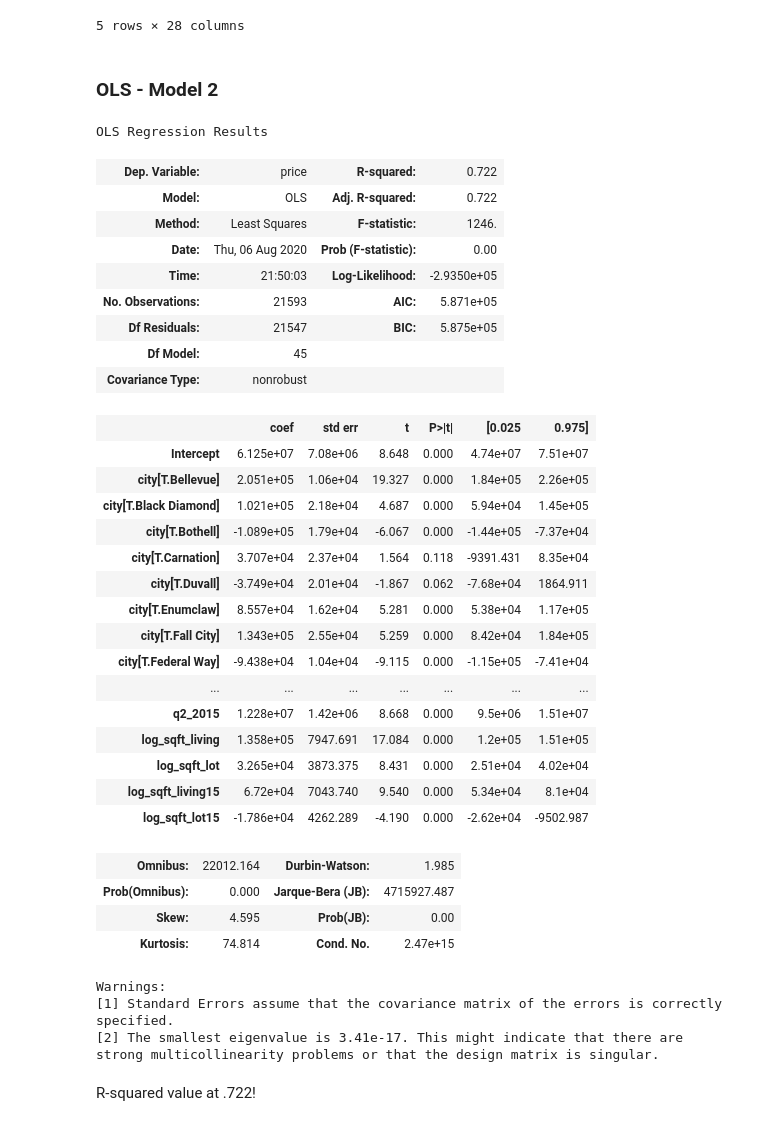
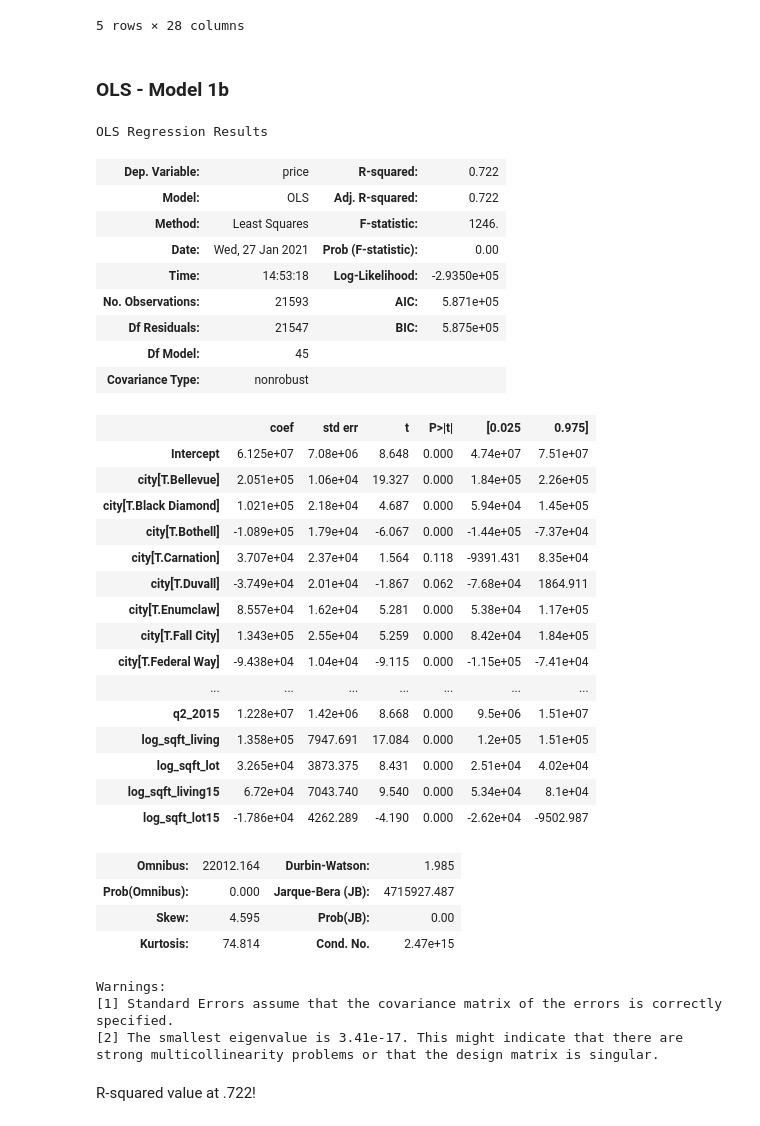
Before and after one commit to jtang1618/house-sale-king, a Jupyter notebook: 2_kchouse_modeling.ipynb, the cells around one changed output. Cells and saved outputs as stored; diff of their text form; code cells hidden in the pictures.

```diff
--- a/2_kchouse_modeling.ipynb
+++ b/2_kchouse_modeling.ipynb
@@ -91,8 +91,8 @@ kchouse_model.describe()
 # %% [markdown]
 ### Dropping columns that have log transform equivalents
 # %%
-kchouse_model = kchouse_model.drop(['sqft_living', 'sqft_lot', 'sqft_above', 'sqft_living15', 'sqft_lot15'], axis=1)
-kchouse_model.head()
+kchouse_model1 = kchouse_model.drop(['sqft_living', 'sqft_lot', 'sqft_above', 'sqft_living15', 'sqft_lot15'], axis=1)
+kchouse_model1.head()
 # %% [output]
 |  | Unnamed: 0 | id | date | price | bedrooms | bathrooms | floors | waterfront | view | condition | ... |
 | 0 | 0 | 7129300520 | 2014-10-13 | 221,900.0 | 3 | 1.0 | 1.0 | 0.0 | 0.0 | 3 | ... |
@@ -230,8 +230,8 @@ sns.heatmap(kchouse_pred.corr(), cmap=cmap, center=0);
 [figure]
 # %%
 #dropping log_sqft_above from model dataframe as it is indicated in log_sqft_living
-kchouse_model = kchouse_model.drop(['log_sqft_above'], axis=1)
-kchouse_model.head()
+kchouse_model1a = kchouse_model1.drop(['log_sqft_above'], axis=1)
+kchouse_model1a.head()
 # %% [output]
 |  | Unnamed: 0 | id | date | price | bedrooms | bathrooms | floors | waterfront | view | condition | ... |
 | 0 | 0 | 7129300520 | 2014-10-13 | 221,900.0 | 3 | 1.0 | 1.0 | 0.0 | 0.0 | 3 | ... |
@@ -241,23 +241,23 @@ kchouse_model.head()
 | 4 | 4 | 1954400510 | 2015-02-18 | 510,000.0 | 3 | 2.0 | 1.0 | 0.0 | 0.0 | 3 | ... |
 5 rows × 28 columns
 # %% [markdown]
-### OLS - Model 2
+### OLS - Model 1b
 # %%
-data = kchouse_model
+data = kchouse_model1a
 target = 'price'
-x_cols = kchouse_model.drop([target, 'date','id'], axis=1).columns
+x_cols = kchouse_model1a.drop([target, 'date','id'], axis=1).columns
 predictors = '+'.join(x_cols)
 f = target + '~' + predictors
 
 model = smf.ols(formula=f, data=data).fit()
 model.summary()
 # %% [output]
 OLS Regression Results
 | Dep. Variable: | price | R-squared: | 0.722 |
 | Model: | OLS | Adj. R-squared: | 0.722 |
 | Method: | Least Squares | F-statistic: | 1246. |
-| Date: | Thu, 06 Aug 2020 | Prob (F-statistic): | 0.00 |
-| Time: | 21:50:03 | Log-Likelihood: | -2.9350e+05 |
+| Date: | Wed, 27 Jan 2021 | Prob (F-statistic): | 0.00 |
+| Time: | 14:53:18 | Log-Likelihood: | -2.9350e+05 |
 | No. Observations: | 21593 | AIC: | 5.871e+05 |
 | Df Residuals: | 21547 | BIC: | 5.875e+05 |
 | Df Model: | 45 |  |  |
```
Also changed, not shown: parts of 57 cells of this notebook, 1 other file.
